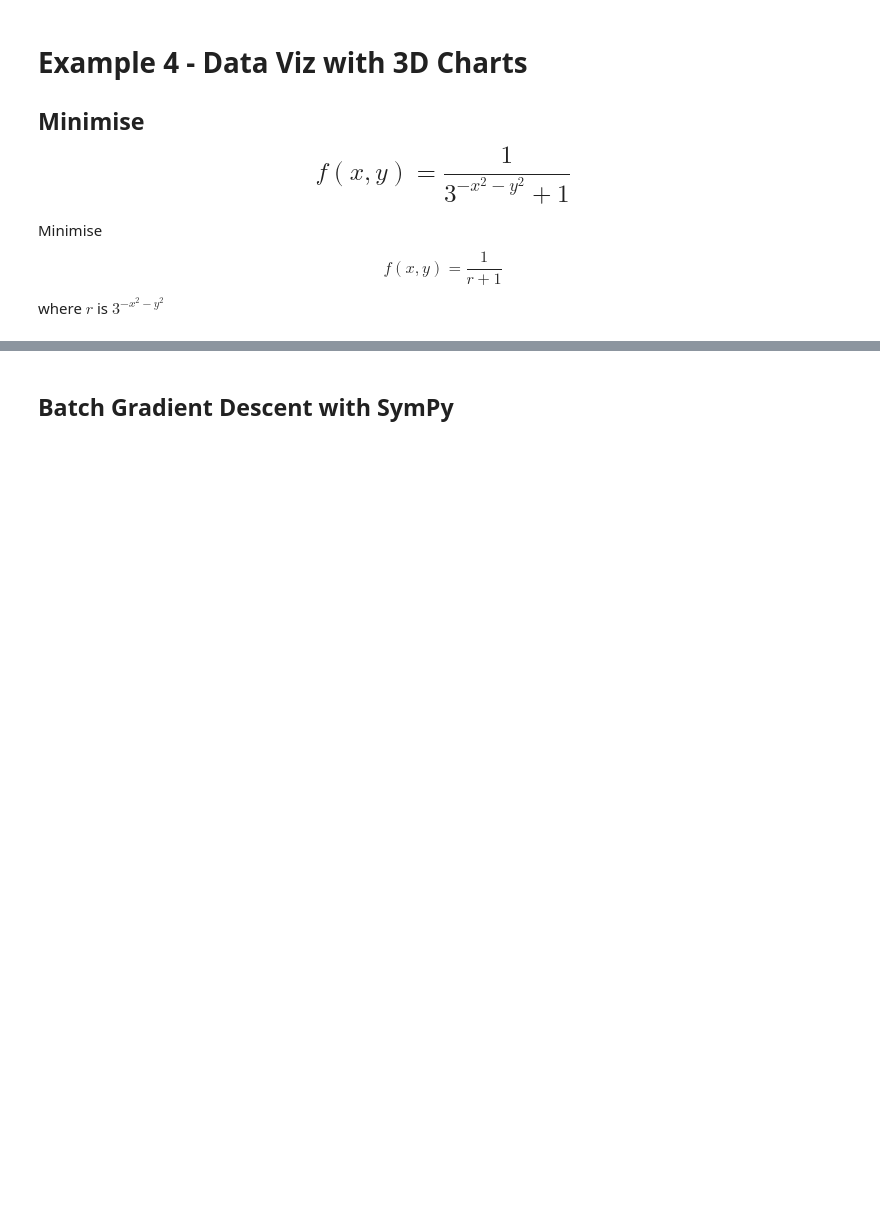
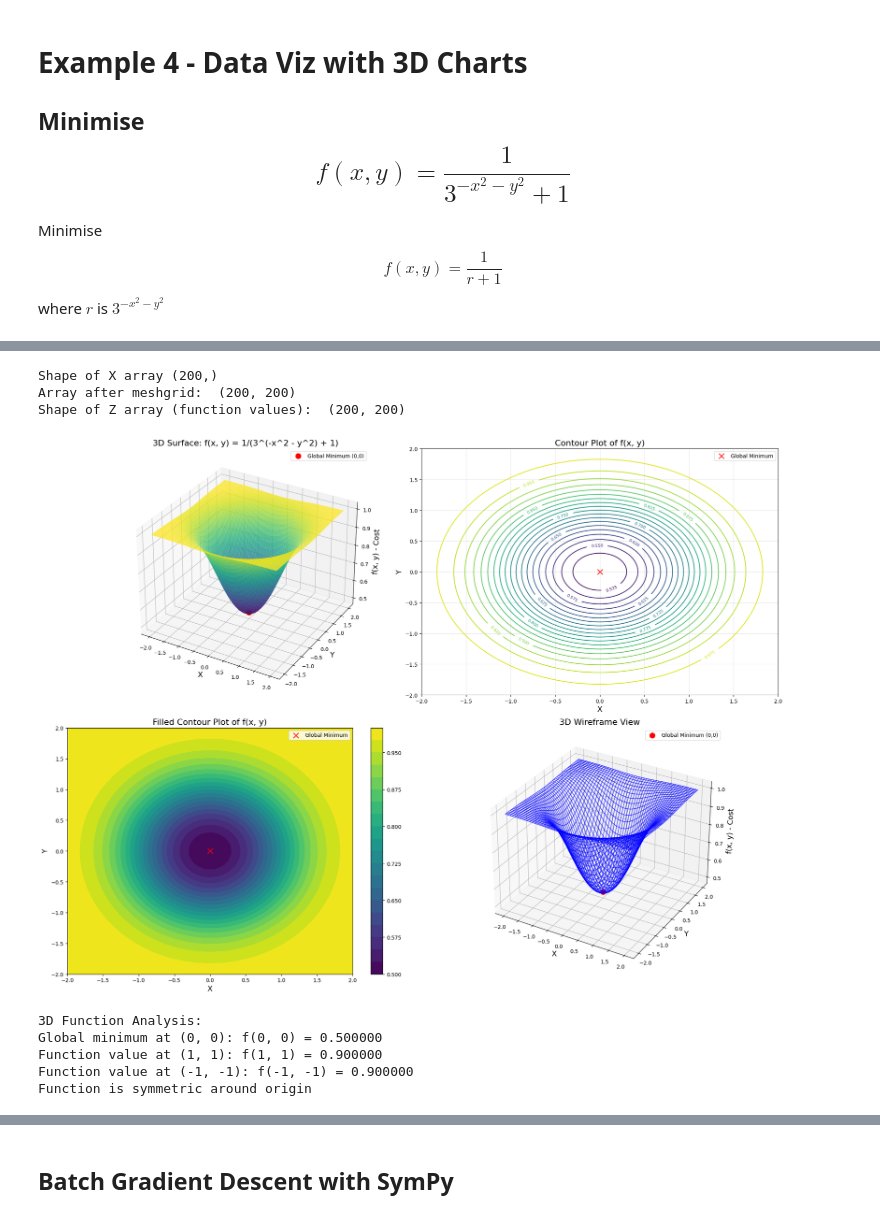
Before and after one commit to SaiGuruInukurthi/iHub_AIML_2025, a Jupyter notebook: Mod4_project.ipynb, the cells around one changed output, grey strips where cells are left out. Cells and saved outputs as stored; diff of their text form; code cells hidden in the pictures; blank space fills up the shorter version.

```diff
--- a/Mod4_project.ipynb
+++ b/Mod4_project.ipynb
@@ -511,9 +693,18 @@ Minimise $$f(x, y) = \frac{1}{r + 1}$$ where $r$ is $3^{-x^2 - y^2}$
 # %%
-# Make our x and y data
+# Make our x and y data for 3D plotting
 x_4 = np.linspace(start=-2, stop=2, num=200)
 y_4 = np.linspace(start=-2, stop=2, num=200)
 
 print('Shape of X array', x_4.shape)
 
+# Create meshgrid for 3D plotting
 x_4, y_4 = np.meshgrid(x_4, y_4)
 print('Array after meshgrid: ', x_4.shape)
+
+# Calculate the function values
+z_4 = f(x_4, y_4)
+print('Shape of Z array (function values): ', z_4.shape)
+# %% [output]
+Shape of X array (200,)
+Array after meshgrid:  (200, 200)
+Shape of Z array (function values):  (200, 200)
@@ -532,3 +711,64 @@ plt.show()
+# %%
+# Generating 3D Plot for f(x, y) = 1/(3^(-x^2 - y^2) + 1)
+fig = plt.figure(figsize=(20, 15))
+
+# Main 3D surface plot
+ax1 = fig.add_subplot(2, 2, 1, projection='3d')
+ax1.set_xlabel('X', fontsize=14)
+ax1.set_ylabel('Y', fontsize=14)
+ax1.set_zlabel('f(x, y) - Cost', fontsize=14)
+ax1.set_title('3D Surface: f(x, y) = 1/(3^(-x^2 - y^2) + 1)', fontsize=16)
+
+surface = ax1.plot_surface(x_4, y_4, z_4, cmap=cm.viridis, alpha=0.8)
+ax1.scatter([0], [0], [f(0, 0)], color='red', s=100, label='Global Minimum (0,0)')
+ax1.legend()
+
+# Contour plot
+ax2 = fig.add_subplot(2, 2, 2)
+contour = ax2.contour(x_4, y_4, z_4, levels=20, cmap=cm.viridis)
+ax2.clabel(contour, inline=True, fontsize=8)
+ax2.set_xlabel('X', fontsize=14)
+ax2.set_ylabel('Y', fontsize=14)
+ax2.set_title('Contour Plot of f(x, y)', fontsize=16)
+ax2.scatter([0], [0], color='red', s=100, marker='x', label='Global Minimum')
+ax2.legend()
+ax2.grid(True, alpha=0.3)
+
+# Filled contour plot
+ax3 = fig.add_subplot(2, 2, 3)
+filled_contour = ax3.contourf(x_4, y_4, z_4, levels=20, cmap=cm.viridis)
+plt.colorbar(filled_contour, ax=ax3)
+ax3.set_xlabel('X', fontsize=14)
+ax3.set_ylabel('Y', fontsize=14)
+ax3.set_title('Filled Contour Plot of f(x, y)', fontsize=16)
+ax3.scatter([0], [0], color='red', s=100, marker='x', label='Global Minimum')
+ax3.legend()
+
+# 3D wireframe view
+ax4 = fig.add_subplot(2, 2, 4, projection='3d')
+ax4.plot_wireframe(x_4, y_4, z_4, alpha=0.6, color='blue')
+ax4.set_xlabel('X', fontsize=14)
+ax4.set_ylabel('Y', fontsize=14)
+ax4.set_zlabel('f(x, y) - Cost', fontsize=14)
+ax4.set_title('3D Wireframe View', fontsize=16)
+ax4.scatter([0], [0], [f(0, 0)], color='red', s=100, label='Global Minimum (0,0)')
+ax4.legend()
+
+plt.tight_layout()
+plt.show()
+
+print("3D Function Analysis:")
+print(f"Global minimum at (0, 0): f(0, 0) = {f(0, 0):.6f}")
+print(f"Function value at (1, 1): f(1, 1) = {f(1, 1):.6f}")
+print(f"Function value at (-1, -1): f(-1, -1) = {f(-1, -1):.6f}")
+print(f"Function is symmetric around origin")
+# %% [output]
+[figure, added]
+3D Function Analysis:
+Global minimum at (0, 0): f(0, 0) = 0.500000
+Function value at (1, 1): f(1, 1) = 0.900000
+Function value at (-1, -1): f(-1, -1) = 0.900000
+Function is symmetric around origin
 # %% [markdown]
 ##########################
 ##########################
```
Also changed, not shown: parts of 26 cells of this notebook.
